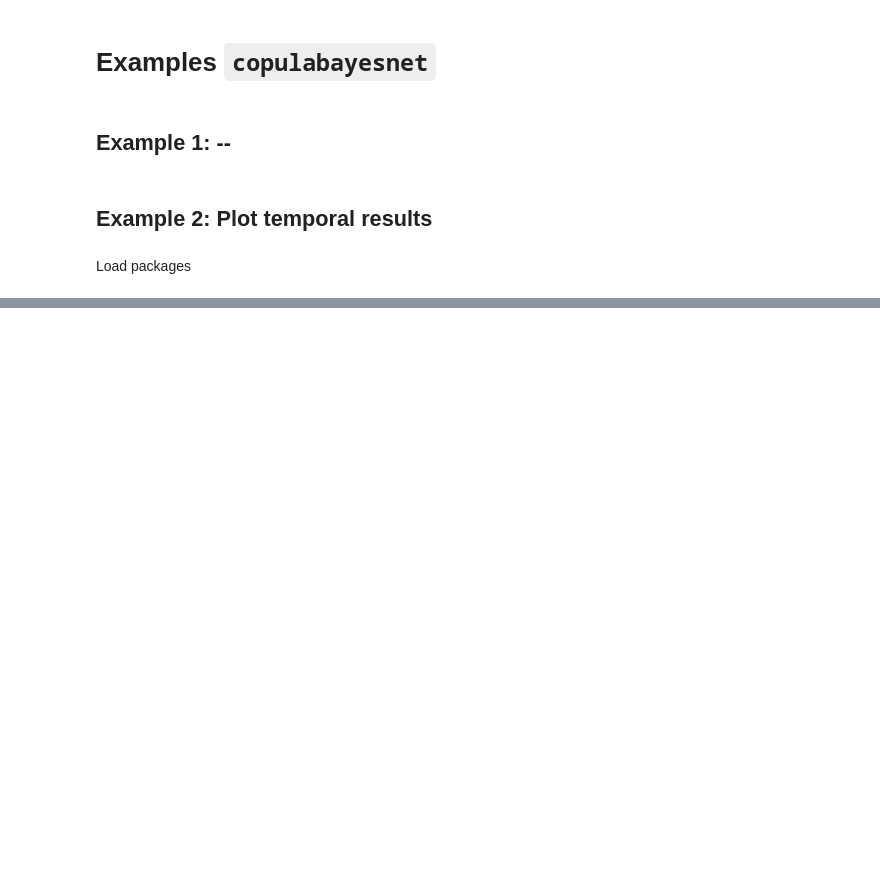
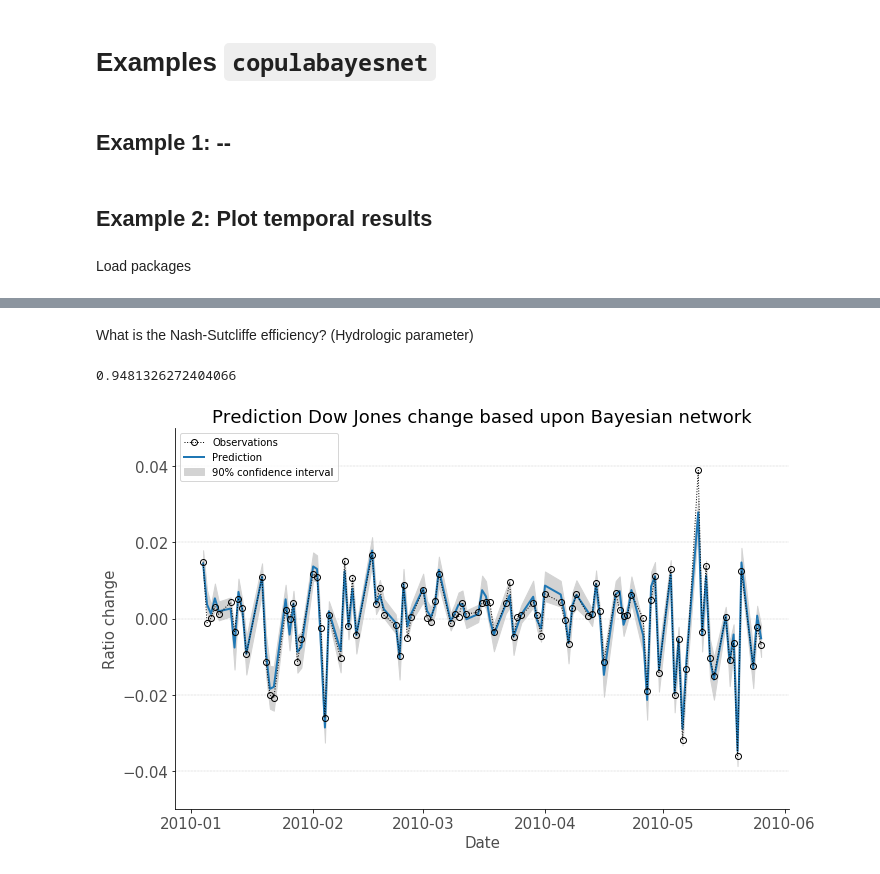
Before and after one commit to SjoerdGn/copulabayesnet, a Jupyter notebook: examples/various_examples.ipynb, the cells around one changed output, grey strips where cells are left out. Drawn from its saved outputs; the diff is of its cells as text; code cells hidden in the pictures; blank space fills up the shorter version.

```diff
--- a/examples/various_examples.ipynb
+++ b/examples/various_examples.ipynb
@@ -80,0 +82,6 @@ data
+# %%
+pd_data = data.pct_change()
+pd_data = pd_data.drop(pd_data.index[0], axis=0)
+pd_data = pd_data.rename(columns = {'S&P':'SP'})
+pd_data.to_csv('../../data/copulabayesnet/processed_stock.csv', index=False)
+pd_data
@@ -80,0 +110,7 @@ data
+# %%
+cm = CorrMatrix("example_matrix_stock.txt")
+
+pred = bc.Predict(pd_data.values.T, [0], R = cm.R)
+
+# Test with the Gaussian mixture model (mixed gaussians  = 'mg')
+res1 = pred.bn(fit_func = 'mg', n = 500, numpars = 3, conf_int = 0.9)
@@ -80,0 +139,20 @@ data
+# %% [markdown]
+What is the Nash-Sutcliffe efficiency? (Hydrologic parameter)
+# %%
+pred.nse()
+# %% [output]
+0.9481326272404066
+# %%
+indmin, indmax = (0,100)
+cp.pred_target(pred.prediction[0][indmin:indmax],
+               pred.target[0][indmin:indmax],
+               dates = pd_data.index[indmin:indmax],
+               confidence_interval = pred.conf_int[indmin:indmax,0],
+               data_name = 'Ratio change',
+               title = 'Prediction Dow Jones change based upon Bayesian network',
+               conflabel = '90% confidence interval'
+              );
+plt.ylim(-0.05, 0.05);
+plt.savefig("prediction_dow.png", dpi = 200) #Note: savefig also possible cp.pred_target
+# %% [output]
+[figure, added]
```
Also changed, not shown: parts of 15 cells of this notebook, 4 other files.
